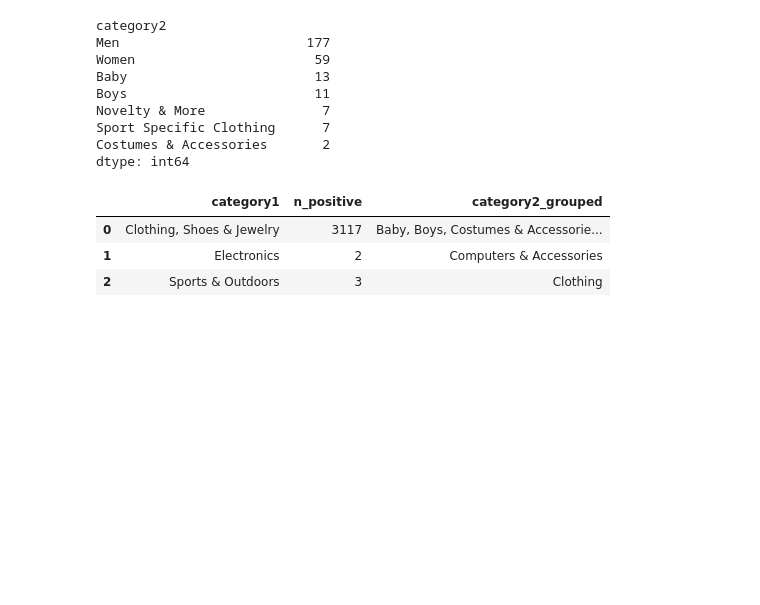
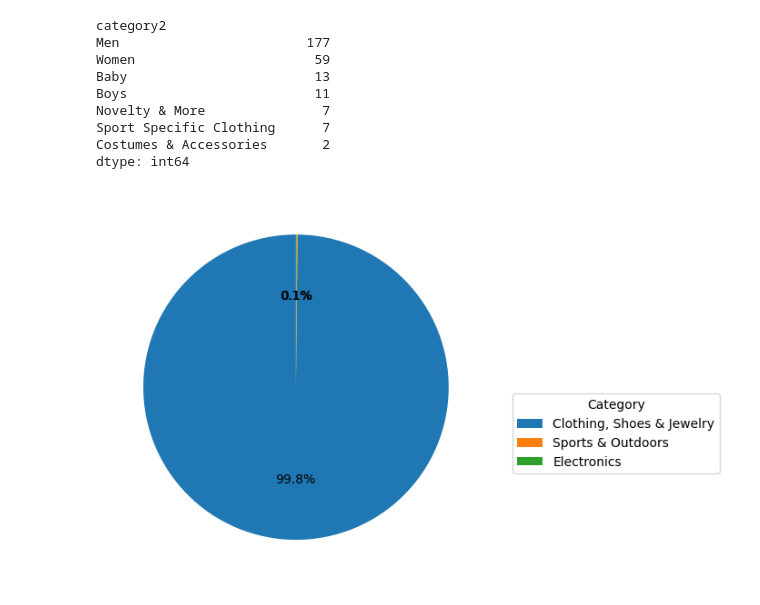
Before and after one commit to annarudych/project_amazon, a Jupyter notebook: amazon.ipynb, the cells around one changed output. Drawn from its saved outputs; the diff is of its cells as text; code cells hidden in the pictures; blank space fills up the shorter version.

Commit message:
Categorie prodotti più recensiti e con sentiment analisi delle recensioni per ogni categoria

```diff
--- a/amazon.ipynb
+++ b/amazon.ipynb
@@ -1180,29 +1181,46 @@ dtype: int64
 # %%
 #COPIO DATAFRAME PER COLONNE CHE MI SERVONO
 mask=dfamazoncopy['category2'].notna() & (dfamazoncopy['category2'].str.strip()!='') & (dfamazoncopy['sentiment_score']>0.3)
 cat12_pose = dfamazoncopy.loc[mask,['category1','category2']].copy()
 #contare recensioni
 cat1_positive=(
     cat12_pose
     .groupby('category1')
     .size()
     .sort_values(ascending=False)
 )
 cat1_positive=cat1_positive.rename('n_positive').reset_index()
 cat1_cat2_grouped = (cat12_pose
                     .groupby('category1')['category2']
                     .apply(lambda x:', '.join(sorted(set(c for c in x.astype(str) if c.strip()!=''
                     ))))
                     .reset_index(name='category2_grouped')
 )
 #merge tabelle
-tab_final=cat1_positive.merge(cat1_cat2_grouped,on='category1',how='right')
+tab_final=cat1_cat2_grouped.merge(cat1_positive,on='category1',how='right')
 tab_final
+
+# plot
+ax4=tab_final['n_positive'].plot(
+    kind='pie',
+    labels=None,
+    autopct='%1.1f%%',
+    startangle=90,
+    ylabel=''
+)
+#LEGGENDA
+ax4.legend(
+    tab_final['category1'],
+    title='Category',
+    loc='best',
+    bbox_to_anchor=(1.05,0.5) #OPZIONE PER SPOSTARE FUORI
+)
+ax3.set_title('Recensioni per categoria')
+plt.tight_layout() #per non sovrapporre grafici
+# plt.savefig('grafico.png', dpi=300, bbox_inches='tight')
+plt.show()
 # %% [output]
-|  | category1 | n_positive | category2_grouped |
-| 0 | Clothing, Shoes & Jewelry | 3117 | Baby, Boys, Costumes & Accessorie... |
-| 1 | Electronics | 2 | Computers & Accessories |
-| 2 | Sports & Outdoors | 3 | Clothing |
+[figure, added]
 # %%
 #COPIO DATAFRAME PER COLONNE CHE MI SERVONO
 mask=dfamazoncopy['category2'].notna() & (dfamazoncopy['category2'].str.strip()!='') & (dfamazoncopy['sentiment_score']>0.3)
```
Also changed, not shown: parts of 12 cells of this notebook.
